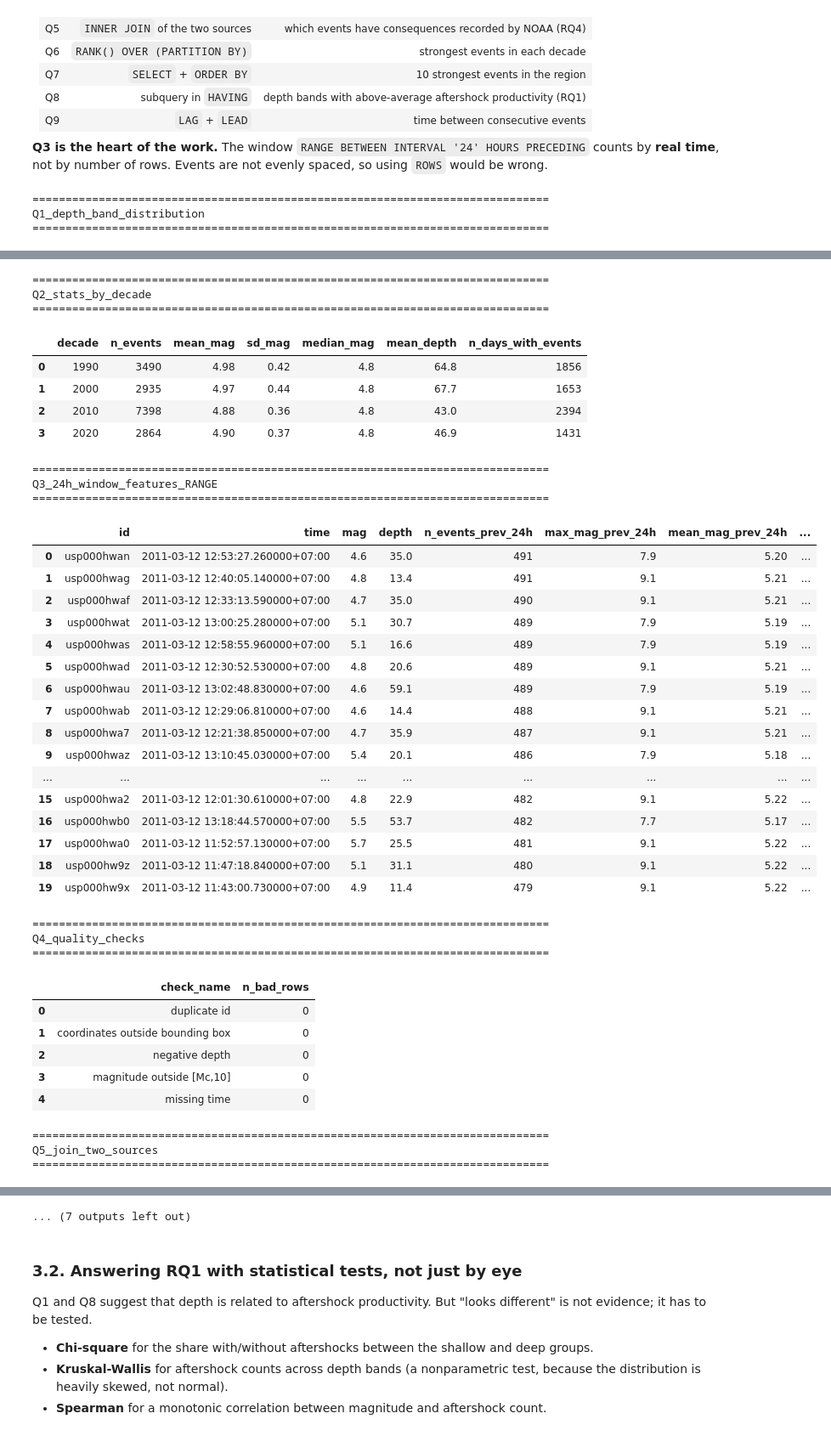
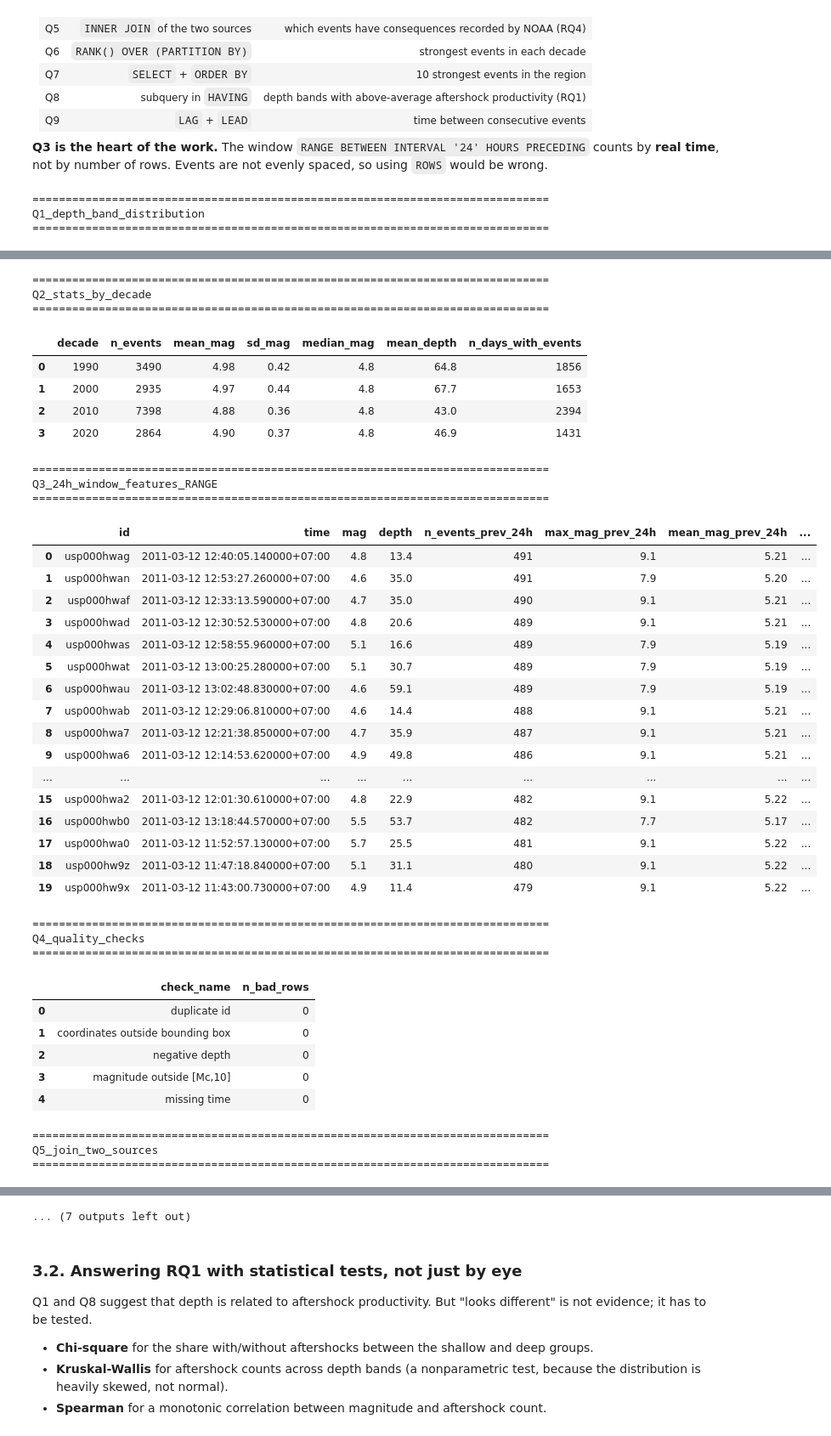
Before and after one commit to phamquangcuong12-crypto/ADY201m_Group2, a Jupyter notebook: Notebook_A_Nhom2_Japan_Aftershock.ipynb, the cells around one changed output, grey strips where cells are left out. Shown at 85% size. Cells and saved outputs as stored; diff of their text form; code cells hidden in the pictures.

```diff
--- a/Notebook_A_Nhom2_Japan_Aftershock.ipynb
+++ b/Notebook_A_Nhom2_Japan_Aftershock.ipynb
@@ -625,7 +625,7 @@ SELECT id, time, mag, depth,
 FROM quakes
 WINDOW w24 AS (ORDER BY time RANGE BETWEEN INTERVAL '24' HOURS PRECEDING AND CURRENT ROW),
        w7d AS (ORDER BY time RANGE BETWEEN INTERVAL  '7' DAYS  PRECEDING AND CURRENT ROW)
-ORDER BY n_events_prev_24h DESC
+ORDER BY n_events_prev_24h DESC, time
 LIMIT 20
 '''
 
@@ -653,7 +653,7 @@ FROM link      l
 INNER JOIN ncei   n ON n.id = l.ncei_id
 INNER JOIN quakes q ON q.id = l.usgs_id
 WHERE n.deathsTotal IS NOT NULL OR n.damageMillionsDollars IS NOT NULL
-ORDER BY n.deathsTotal DESC NULLS LAST
+ORDER BY n.deathsTotal DESC NULLS LAST, n.ts
 LIMIT 15
 '''
 
@@ -663,13 +663,13 @@ FROM (SELECT CAST(FLOOR(YEAR(time)/10)*10 AS INTEGER) AS decade, place, mag, dep
              RANK() OVER (PARTITION BY FLOOR(YEAR(time)/10) ORDER BY mag DESC) AS rank
       FROM quakes)
 WHERE rank <= 3
-ORDER BY decade, rank
+ORDER BY decade, rank, time
 '''
 
 QUERIES["Q7_strongest_overall"] = '''
 SELECT CAST(time AS DATE) AS date, place AS location, mag, ROUND(depth,1) AS depth_km, magType AS mag_scale
 FROM quakes
-ORDER BY mag DESC
+ORDER BY mag DESC, time
 LIMIT 10
 '''
 
@@ -697,7 +697,7 @@ FROM (SELECT time, place, mag,
              LAG(mag)   OVER (ORDER BY time) AS prev_mag
       FROM quakes WHERE mag >= 6.0)
 WHERE prev_time IS NOT NULL AND next_time IS NOT NULL
-ORDER BY hours_since_prev
+ORDER BY hours_since_prev, time
 LIMIT 15
 '''
 
@@ -709,43 +709,43 @@ for name, q in QUERIES.items():
 
 with open(SQLD / "queries.sql", "w", encoding="utf-8") as f:
     f.write("-- Group 2 - ADY202m - aftershock forecasting, Japan-Kuril region\n")
     f.write("-- Source 1: USGS ANSS ComCat | Source 2: NOAA/NCEI\n")
     f.write("-- This file is written by Notebook_A when it runs.\n\n")
     for name, q in QUERIES.items():
         f.write(f"-- {'='*70}\n-- {name}\n-- {'='*70}\n{q.strip()};\n\n")
 print("wrote", SQLD / "queries.sql")
 # %% [output]
 ==============================================================================
 Q1_depth_band_distribution
 ==============================================================================
 |  | depth_band | n_events | mean_mag | max_mag | pct_aftershocks |
 | 0 | 1. 0-30 km (crustal) | 6321 | 4.93 | 9.1 | 69.5 |
 | 1 | 2. 30-70 km | 8067 | 4.90 | 7.9 | 66.0 |
 | 2 | 3. 70-150 km | 1370 | 4.87 | 7.6 | 36.9 |
 | 3 | 4. 150-300 km | 353 | 4.94 | 7.1 | 11.6 |
 | 4 | 5. 300+ km (deep) | 576 | 5.09 | 7.8 | 24.3 |
 ==============================================================================
 Q2_stats_by_decade
 ==============================================================================
 |  | decade | n_events | mean_mag | sd_mag | median_mag | mean_depth | n_days_with_events |
 | 0 | 1990 | 3490 | 4.98 | 0.42 | 4.8 | 64.8 | 1856 |
 | 1 | 2000 | 2935 | 4.97 | 0.44 | 4.8 | 67.7 | 1653 |
 | 2 | 2010 | 7398 | 4.88 | 0.36 | 4.8 | 43.0 | 2394 |
 | 3 | 2020 | 2864 | 4.90 | 0.37 | 4.8 | 46.9 | 1431 |
 ==============================================================================
 Q3_24h_window_features_RANGE
 ==============================================================================
 |  | id | time | mag | depth | n_events_prev_24h | max_mag_prev_24h | mean_mag_prev_24h | ... |
-| 0 | usp000hwan | 2011-03-12 12:53:27.260000+07:00 | 4.6 | 35.0 | 491 | 7.9 | 5.20 | ... |
-| 1 | usp000hwag | 2011-03-12 12:40:05.140000+07:00 | 4.8 | 13.4 | 491 | 9.1 | 5.21 | ... |
+| 0 | usp000hwag | 2011-03-12 12:40:05.140000+07:00 | 4.8 | 13.4 | 491 | 9.1 | 5.21 | ... |
+| 1 | usp000hwan | 2011-03-12 12:53:27.260000+07:00 | 4.6 | 35.0 | 491 | 7.9 | 5.20 | ... |
 | 2 | usp000hwaf | 2011-03-12 12:33:13.590000+07:00 | 4.7 | 35.0 | 490 | 9.1 | 5.21 | ... |
-| 3 | usp000hwat | 2011-03-12 13:00:25.280000+07:00 | 5.1 | 30.7 | 489 | 7.9 | 5.19 | ... |
+| 3 | usp000hwad | 2011-03-12 12:30:52.530000+07:00 | 4.8 | 20.6 | 489 | 9.1 | 5.21 | ... |
 | 4 | usp000hwas | 2011-03-12 12:58:55.960000+07:00 | 5.1 | 16.6 | 489 | 7.9 | 5.19 | ... |
-| 5 | usp000hwad | 2011-03-12 12:30:52.530000+07:00 | 4.8 | 20.6 | 489 | 9.1 | 5.21 | ... |
+| 5 | usp000hwat | 2011-03-12 13:00:25.280000+07:00 | 5.1 | 30.7 | 489 | 7.9 | 5.19 | ... |
 | 6 | usp000hwau | 2011-03-12 13:02:48.830000+07:00 | 4.6 | 59.1 | 489 | 7.9 | 5.19 | ... |
 | 7 | usp000hwab | 2011-03-12 12:29:06.810000+07:00 | 4.6 | 14.4 | 488 | 9.1 | 5.21 | ... |
 | 8 | usp000hwa7 | 2011-03-12 12:21:38.850000+07:00 | 4.7 | 35.9 | 487 | 9.1 | 5.21 | ... |
-| 9 | usp000hwaz | 2011-03-12 13:10:45.030000+07:00 | 5.4 | 20.1 | 486 | 7.9 | 5.18 | ... |
+| 9 | usp000hwa6 | 2011-03-12 12:14:53.620000+07:00 | 4.9 | 49.8 | 486 | 9.1 | 5.21 | ... |
 | ... | ... | ... | ... | ... | ... | ... | ... | ... |
 | 15 | usp000hwa2 | 2011-03-12 12:01:30.610000+07:00 | 4.8 | 22.9 | 482 | 9.1 | 5.22 | ... |
 | 16 | usp000hwb0 | 2011-03-12 13:18:44.570000+07:00 | 5.5 | 53.7 | 482 | 7.7 | 5.17 | ... |
```
Also changed, not shown: parts of 1 cell of this notebook, 8 other files.
